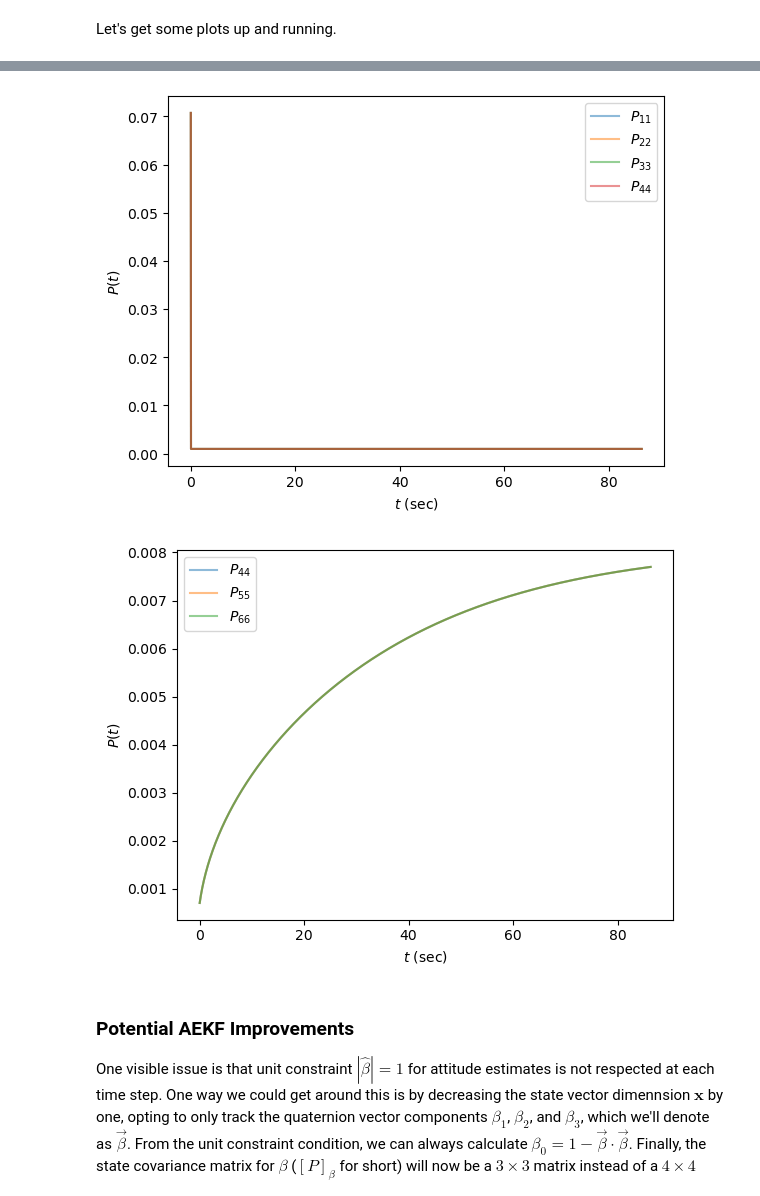
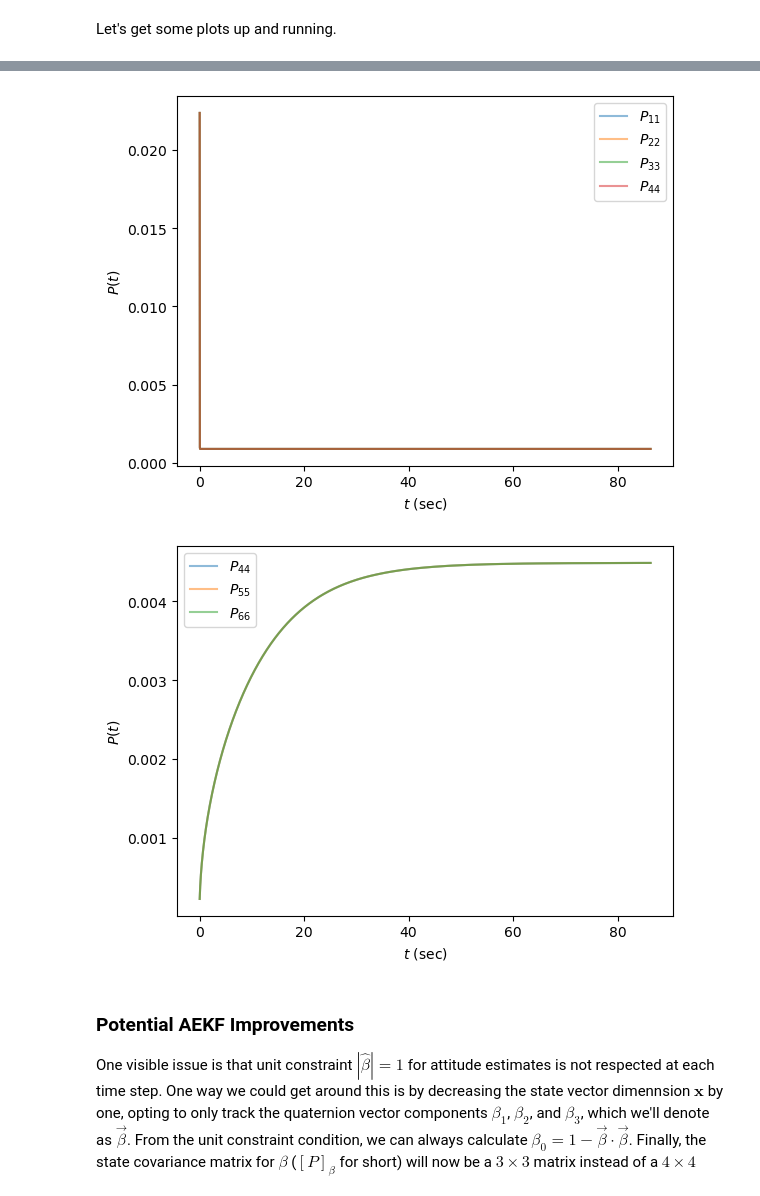
Before and after one commit to jhand1993/jaxitude, a Jupyter notebook: demos/demo_quat_filters.ipynb, the cells around one changed output, grey strips where cells are left out. Cells and saved outputs as stored; diff of their text form; code cells hidden in the pictures.

```diff
--- a/demos/demo_quat_filters.ipynb
+++ b/demos/demo_quat_filters.ipynb
@@ -89,5 +89,5 @@ with open(data_path / 'time.csv', 'r') as f:
 n_steps = jnp.shape(t_data)[0]
 w_obs_data = w_obs_data.reshape((n_steps, 3, 1)) * jnp.pi / 180.
 w_true_data = w_true_data.reshape((n_steps, 3, 1)) * jnp.pi / 180.
-b_true_data = b_true_data.reshape((n_steps, 4, 1))
+b_true_data_old = b_true_data.reshape((n_steps, 4, 1))
 ea_true_data = ea_true_data.reshape((n_steps, 3, 1)) * jnp.pi / 180.
@@ -151,7 +187,7 @@ Quaternions are not a minimal attitude representation!
 
 Let's instantiate these sensor measurement covariance matrices.
 # %%
-sigmaR_b = 1e-3
+sigmaR_b = sigma_dtheta * 0.5
 sigmaR_w = 1e-3
 
 R_b = jnp.eye(4) * sigmaR_b**2.
@@ -336,7 +373,7 @@ def tangent_f(
     # Linearize f(x, w=w_obs) about x_est.
     return tangent(
         lambda x: AEKF.f(x, w_obs),
-        7, 0, [x_est]
+        7, 0, x_est
     )
 
 
@@ -355,7 +392,7 @@ def tangent_g(
     # Linearize g(x=x_est, eta) about eta=0.
     return tangent(
         lambda eta: AEKF.g(x_est, eta),
-        7, 0, [jnp.zeros((7, 1))]
+        7, 0, jnp.zeros((7, 1))
     )
 
 # Store new functions as static methods for safe keeping.
@@ -591,7 +617,34 @@ Now let us wrap `AEKF.filter_step()` into a jitted function to later call.
 # %%
 from jax import jit
 
-# Always reset!
+# Easier to edit all in one block.
+sigmaR_b = 1e-3
+sigmaR_w = 1e-3
+
+R_b = jnp.eye(4) * sigmaR_b**2.
+R_w = jnp.eye(3) * sigmaR_w**2.
+
+
+# Redefining the process covariance matrices and their components allows for
+# easy adjustments.
+sigmaQ_bias = 1e-3
+Q_bias = jnp.eye(3) * sigmaQ_bias**2.
+
+Q_i = block_diag(
+    jnp.eye(4) * sigmaR_w**2,
+    jnp.eye(3) * sigmaQ_bias**2
+)
+
+# This is a tuned approximation...
+sigmaQ_b = 1e-2
+sigmaQ_bias_additional = 1e-4
+q_gain = 1.
+Q_a = q_gain * block_diag(
+    jnp.eye(4) * sigmaQ_b**2.,
+    jnp.eye(3) * sigmaQ_bias_additional**2.
+)
+
+# Always reset initial conditions!
 # The bias should be around three degrees for all gyroscope axes.
 bias = jnp.full((3, 1), 3. * jnp.pi / 180.)
 
@@ -696,23 +749,23 @@ plt.show()
 # %%
-plt.plot(t_data[:], jnp.sqrt(P_arr[:, 0, 0]), alpha=0.5, label=r'$P_{11}$')
-plt.plot(t_data[:], jnp.sqrt(P_arr[:, 1, 1]), alpha=0.5, label=r'$P_{22}$')
-plt.plot(t_data[:], jnp.sqrt(P_arr[:, 2, 2]), alpha=0.5, label=r'$P_{33}$')
-plt.plot(t_data[:], jnp.sqrt(P_arr[:, 3, 3]), alpha=0.5, label=r'$P_{44}$')
+plt.plot(t_data, jnp.sqrt(P_arr[:, 0, 0]), alpha=0.5, label=r'$P_{11}$')
+plt.plot(t_data, jnp.sqrt(P_arr[:, 1, 1]), alpha=0.5, label=r'$P_{22}$')
+plt.plot(t_data, jnp.sqrt(P_arr[:, 2, 2]), alpha=0.5, label=r'$P_{33}$')
+plt.plot(t_data, jnp.sqrt(P_arr[:, 3, 3]), alpha=0.5, label=r'$P_{44}$')
 plt.legend()
 plt.xlabel(r'$t$ (sec)')
 plt.ylabel(r'$P(t)$')
 plt.show()
 
 plt.plot(t_data[:], jnp.sqrt(P_arr[:, 4, 4]), alpha=0.5, label=r'$P_{44}$')
 plt.plot(t_data[:], jnp.sqrt(P_arr[:, 5, 5]), alpha=0.5, label=r'$P_{55}$')
 plt.plot(t_data[:], jnp.sqrt(P_arr[:, 6, 6]), alpha=0.5, label=r'$P_{66}$')
 plt.legend()
 plt.xlabel(r'$t$ (sec)')
 plt.ylabel(r'$P(t)$')
 plt.show()
 # %% [output]
-[figure, old version]
+[figure, new version]
-[figure, old version]
+[figure, new version]
 # %% [markdown]
 ### Potential AEKF Improvements
 
```
Also changed, not shown: parts of 25 cells of this notebook, 3 other files.
